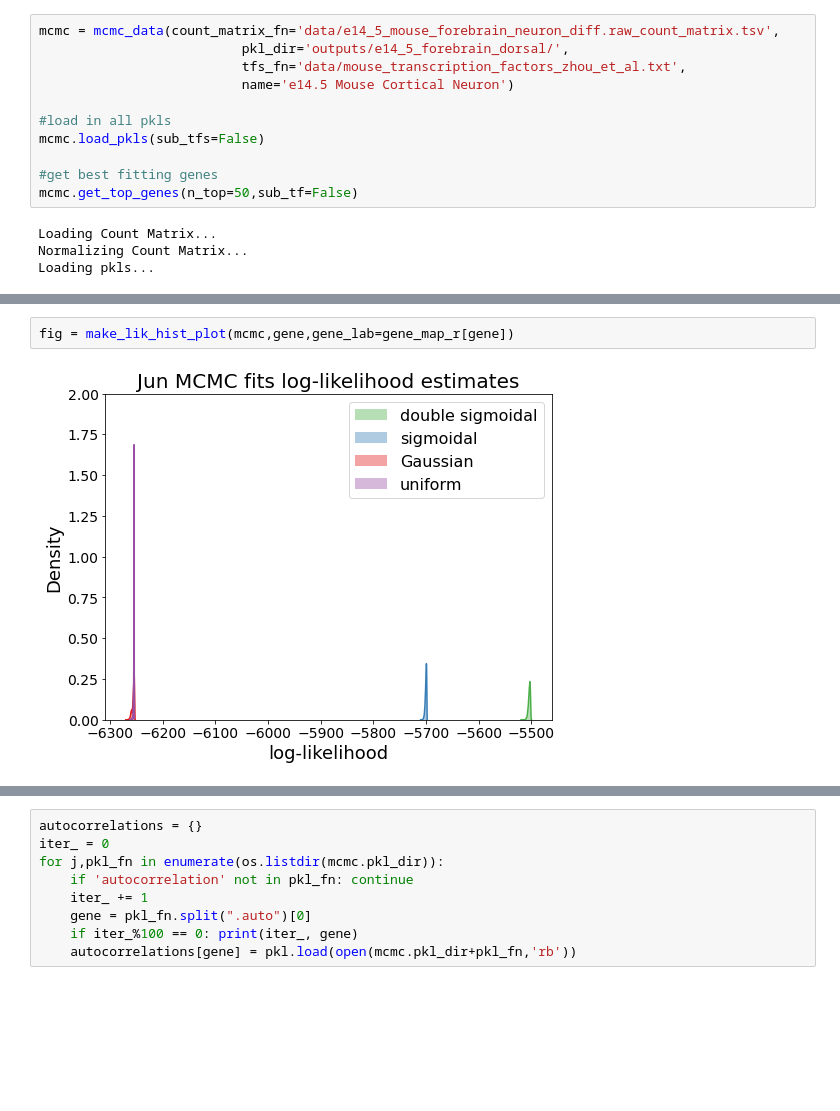
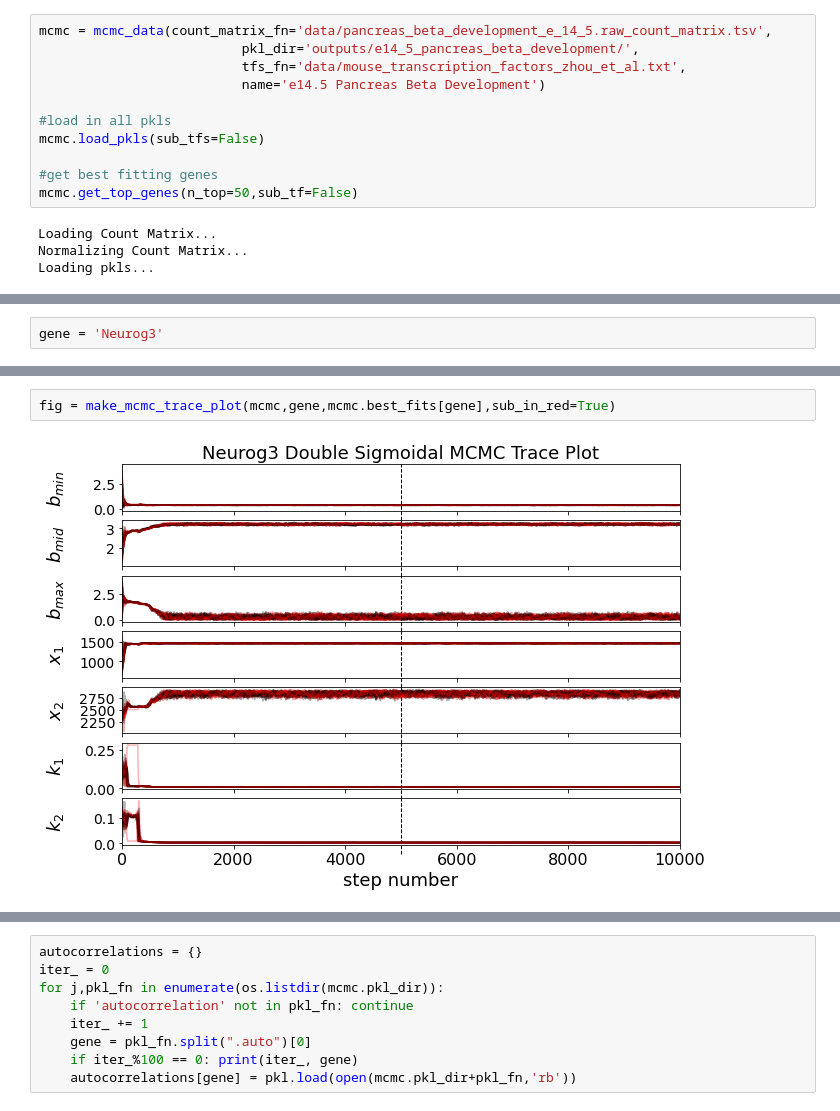
Before and after one commit to daniel-rosebrock/transcriptional_cascades, a Jupyter notebook: load_mcmc_run.ipynb, the cells around one changed output, grey strips where cells are left out. Saved outputs shown, nothing was run; the diff lists cells and outputs as text; blank space fills up the shorter version.

Commit message:
updated mcmc run on subsets

```diff
--- a/load_mcmc_run.ipynb
+++ b/load_mcmc_run.ipynb
@@ -19,10 +19,10 @@ import matplotlib.pyplot as plt
 import warnings
 warnings.filterwarnings('ignore')
 # %%
-mcmc = mcmc_data(count_matrix_fn='data/e14_5_mouse_forebrain_neuron_diff.raw_count_matrix.tsv',
-                          pkl_dir='outputs/e14_5_forebrain_dorsal/',
+mcmc = mcmc_data(count_matrix_fn='data/pancreas_beta_development_e_14_5.raw_count_matrix.tsv',
+                          pkl_dir='outputs/e14_5_pancreas_beta_development/',
                           tfs_fn='data/mouse_transcription_factors_zhou_et_al.txt',
-                          name='e14.5 Mouse Cortical Neuron')
+                          name='e14.5 Pancreas Beta Development')
 
 #load in all pkls
 mcmc.load_pkls(sub_tfs=False)
@@ -52 +36,3 @@ mcmc.best_fits[gene]
+# %%
+gene = 'Neurog3'
 # %%
@@ -64,5 +55,5 @@ fig = make_acceptance_fraction_plot(mcmc,gene,gene_lab=gene_map_r[gene])
 # %%
-fig = make_lik_hist_plot(mcmc,gene,gene_lab=gene_map_r[gene])
+fig = make_mcmc_trace_plot(mcmc,gene,mcmc.best_fits[gene],sub_in_red=True)
 # %% [output]
-[figure, old version]
+[figure, new version]
 # %%
```
Also changed, not shown: parts of 19 cells of this notebook.
